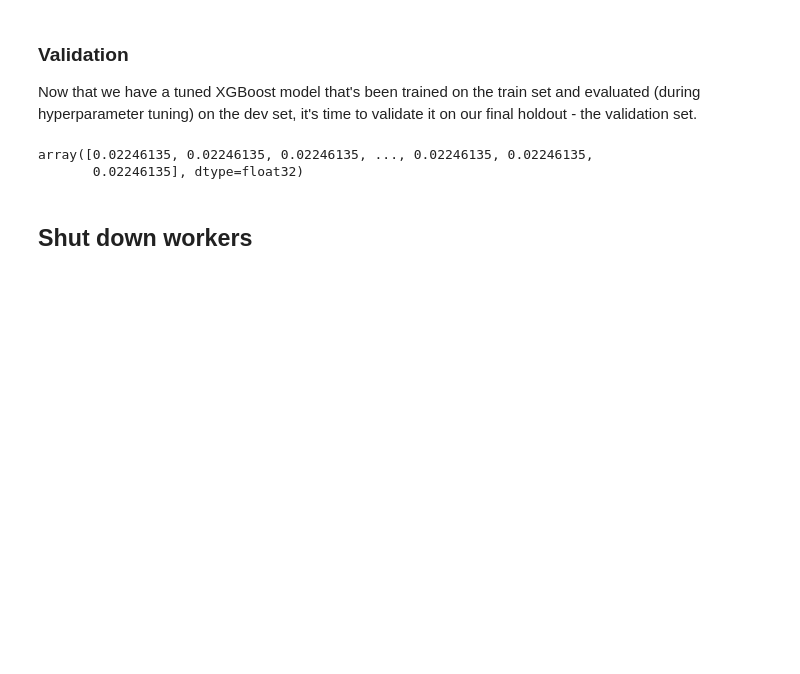
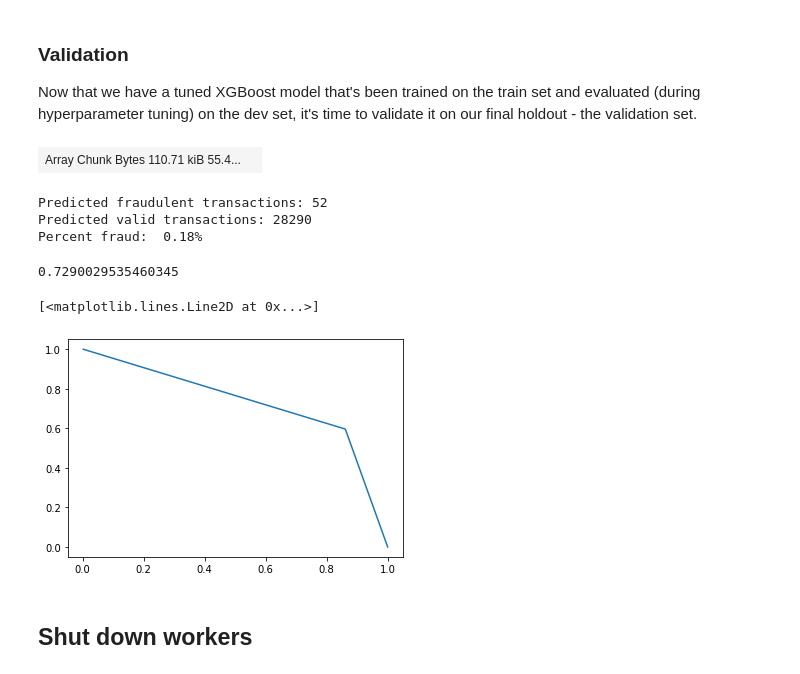
Before and after one commit to fastforwardlabs/dask-cml, a Jupyter notebook: distributed-xgboost-with-dask.ipynb, the cells around one changed output. Cells and saved outputs as stored; diff of their text form; code cells hidden in the pictures; blank space fills up the shorter version.

```diff
--- a/distributed-xgboost-with-dask.ipynb
+++ b/distributed-xgboost-with-dask.ipynb
@@ -436,10 +422,36 @@ prediction = xgb.dask.predict(client, output, dval)
+# %%
+prediction
+# %% [output]
+| Array Chunk Bytes 110.71 kiB 55.4... |  |
 # %%
 pred = prediction.compute()
+# %%
+y_val = y_val.compute()
+# %%
+threshold = 0.05
+
+num_fraud = sum(pred > threshold)
+num_valid = sum(pred <= threshold)
+
+print(f"Predicted fraudulent transactions: {num_fraud} \nPredicted valid transactions: {num_valid}")
+print(f"Percent fraud: {num_fraud/len(pred)*100: .2}%")
+# %% [output]
+Predicted fraudulent transactions: 52
+Predicted valid transactions: 28290
+Percent fraud:  0.18%
+# %%
+y_pred = [0 if p <= threshold else 1 for p in pred]
 # %%
-pred
+precision, recall, _ = precision_recall_curve(y_pred, y_val)
+area = auc(recall, precision)
+area
 # %% [output]
-array([0.02246135, 0.02246135, 0.02246135, ..., 0.02246135, 0.02246135,
-       0.02246135], dtype=float32)
+0.7290029535460345
+# %%
+plt.plot(precision, recall)
+# %% [output]
+[<matplotlib.lines.Line2D at 0x...>]
+[figure, added]
 # %% [markdown]
 ## Shut down workers
 # %%
```
Also changed, not shown: parts of 5 cells of this notebook, 1 other file.
